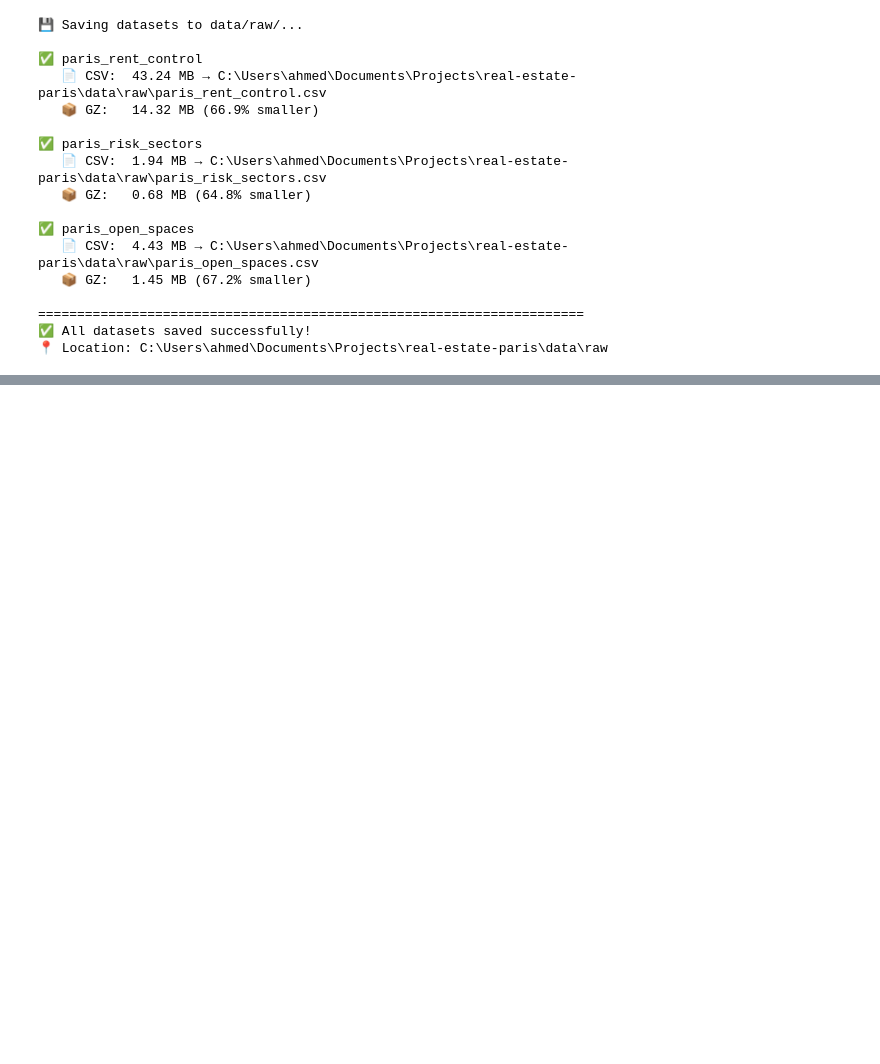
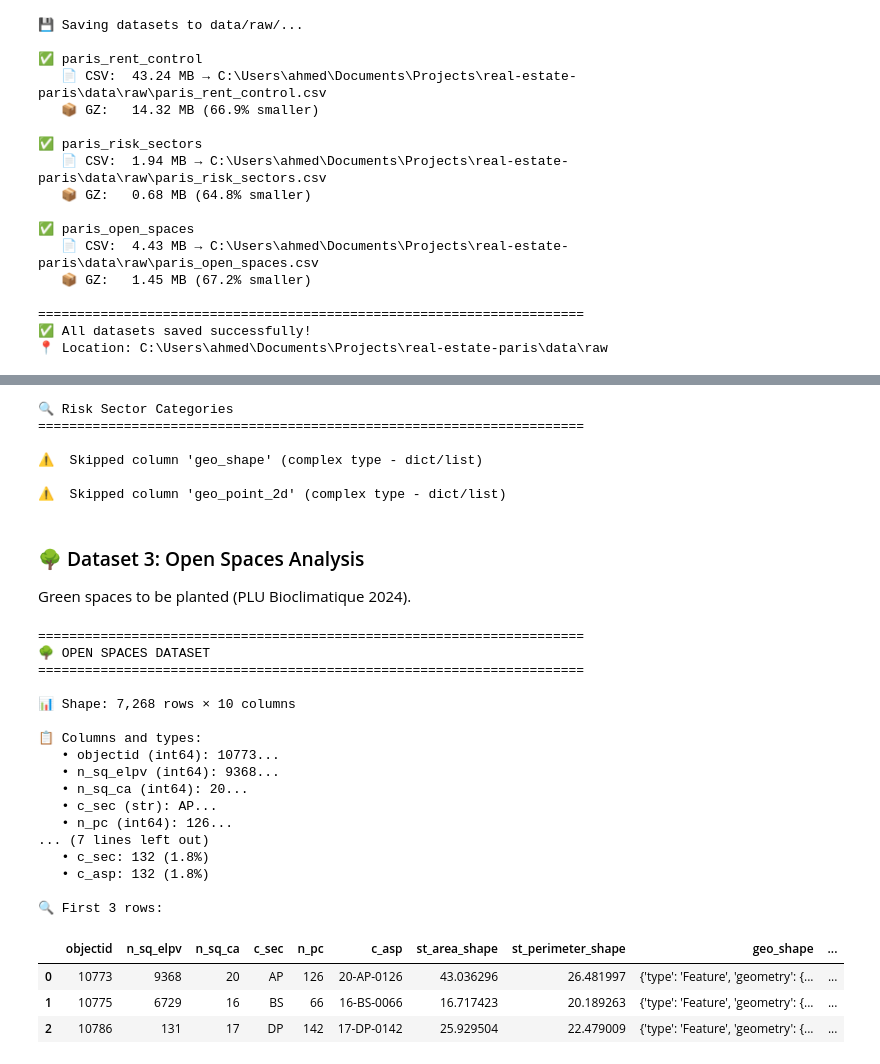
Before and after one commit to ahmed4maala-afk/real-estate-paris, a Jupyter notebook: notebooks/02_opendata_paris_api.ipynb, the cells around one changed output, grey strips where cells are left out. Saved outputs shown, nothing was run; the diff lists cells and outputs as text; code cells hidden in the pictures; blank space fills up the shorter version.

Commit message:
feat: add data exploration analysis for 3 datasets

```diff
--- a/notebooks/02_opendata_paris_api.ipynb
+++ b/notebooks/02_opendata_paris_api.ipynb
@@ -489,0 +647,78 @@ print(f"📍 Location: {RAW_DIR}")
+# %%
+# ===== Analyze risk categories (safe version) =====
+print("🔍 Risk Sector Categories")
+print("=" * 70)
+
+# Find simple categorical columns (skip complex types like dict/list)
+for col in df_risk.columns:
+    if df_risk[col].dtype == 'object':
+        try:
+            # Try to count unique values (will fail for dict/list)
+            unique_count = df_risk[col].nunique()
+
+            if 1 < unique_count < 20:  # Categorical column
+                print(f"\n📊 Column: {col}")
+                value_counts = df_risk[col].value_counts()
+                for value, count in value_counts.items():
+                    pct = (count / len(df_risk)) * 100
+                    print(f"   • {value}: {count:,} ({pct:.1f}%)")
+        except TypeError:
+            # Skip columns with complex types (dict/list)
+            print(f"\n⚠️  Skipped column '{col}' (complex type - dict/list)")
+            continue
+# %% [output]
+🔍 Risk Sector Categories
+======================================================================
+
+⚠️  Skipped column 'geo_shape' (complex type - dict/list)
+
+⚠️  Skipped column 'geo_point_2d' (complex type - dict/list)
+# %% [markdown]
+### 🌳 Dataset 3: Open Spaces Analysis
+
+Green spaces to be planted (PLU Bioclimatique 2024).
+# %%
+# ===== Explore df_green (Open Spaces) =====
+print("=" * 70)
+print("🌳 OPEN SPACES DATASET")
+print("=" * 70)
+
+print(f"\n📊 Shape: {df_green.shape[0]:,} rows × {df_green.shape[1]} columns")
+
+print(f"\n📋 Columns and types:")
+for col in df_green.columns:
+    sample = df_green[col].dropna().iloc[0] if len(df_green[col].dropna()) > 0 else "N/A"
+    sample_str = str(sample)[:80]
+    print(f"   • {col} ({df_green[col].dtype}): {sample_str}...")
+
+print(f"\n❓ Missing values:")
+missing = df_green.isnull().sum()
+for col in df_green.columns:
+    if missing[col] > 0:
+        print(f"   • {col}: {missing[col]:,} ({missing[col]/len(df_green)*100:.1f}%)")
+
+# Show sample
+print(f"\n🔍 First 3 rows:")
+df_green.head(3)
+# %% [output]
+======================================================================
+🌳 OPEN SPACES DATASET
+======================================================================
+
+📊 Shape: 7,268 rows × 10 columns
+
+📋 Columns and types:
+   • objectid (int64): 10773...
+   • n_sq_elpv (int64): 9368...
+   • n_sq_ca (int64): 20...
+   • c_sec (str): AP...
+   • n_pc (int64): 126...
+... (7 lines left out)
+   • c_sec: 132 (1.8%)
+   • c_asp: 132 (1.8%)
+
+🔍 First 3 rows:
+|  | objectid | n_sq_elpv | n_sq_ca | c_sec | n_pc | c_asp | st_area_shape | st_perimeter_shape | geo_shape | ... |
+| 0 | 10773 | 9368 | 20 | AP | 126 | 20-AP-0126 | 43.036296 | 26.481997 | {'type': 'Feature', 'geometry': {... | ... |
+| 1 | 10775 | 6729 | 16 | BS | 66 | 16-BS-0066 | 16.717423 | 20.189263 | {'type': 'Feature', 'geometry': {... | ... |
+| 2 | 10786 | 131 | 17 | DP | 142 | 17-DP-0142 | 25.929504 | 22.479009 | {'type': 'Feature', 'geometry': {... | ... |
```
Also changed, not shown: parts of 9 cells of this notebook.
